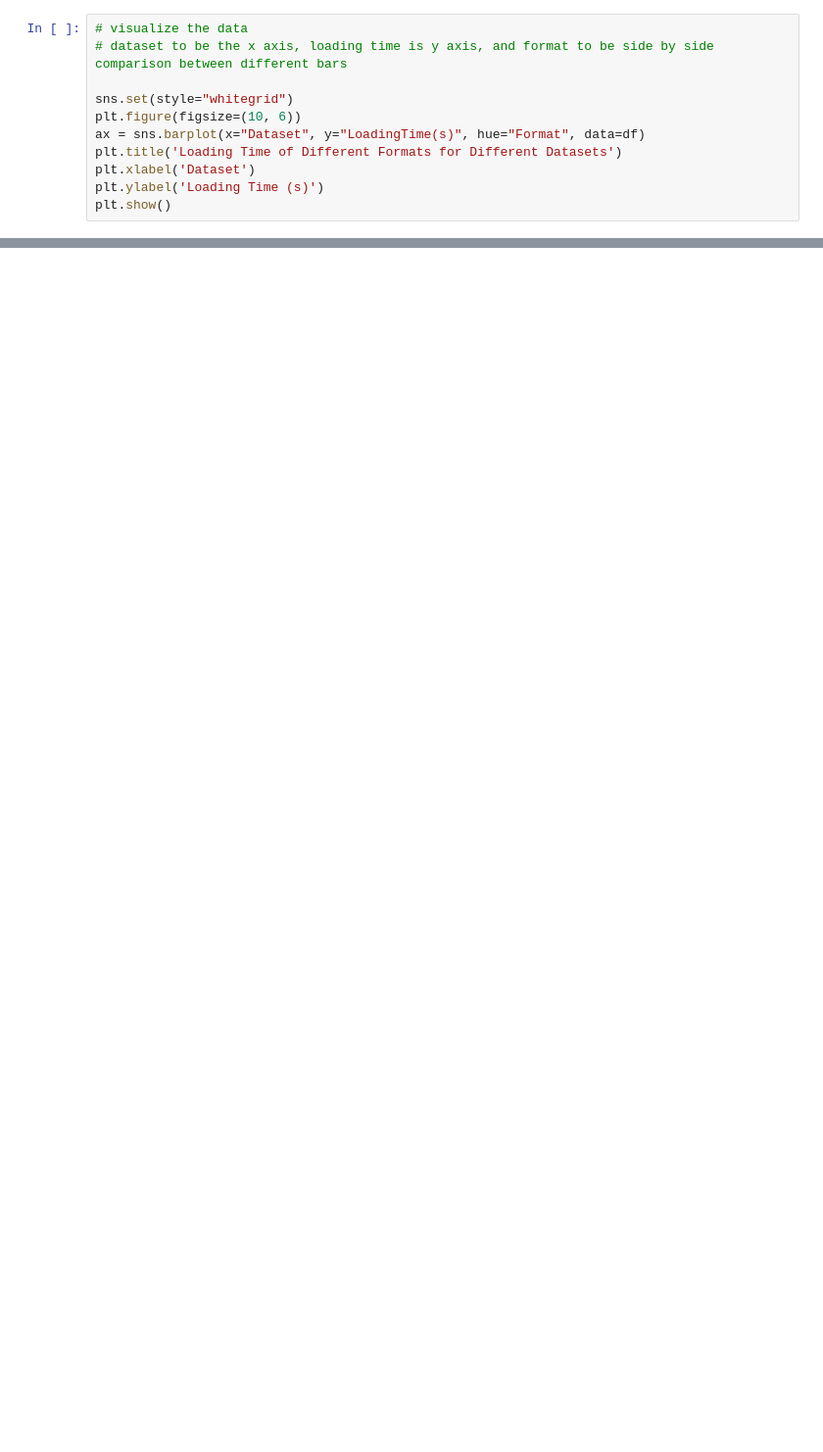
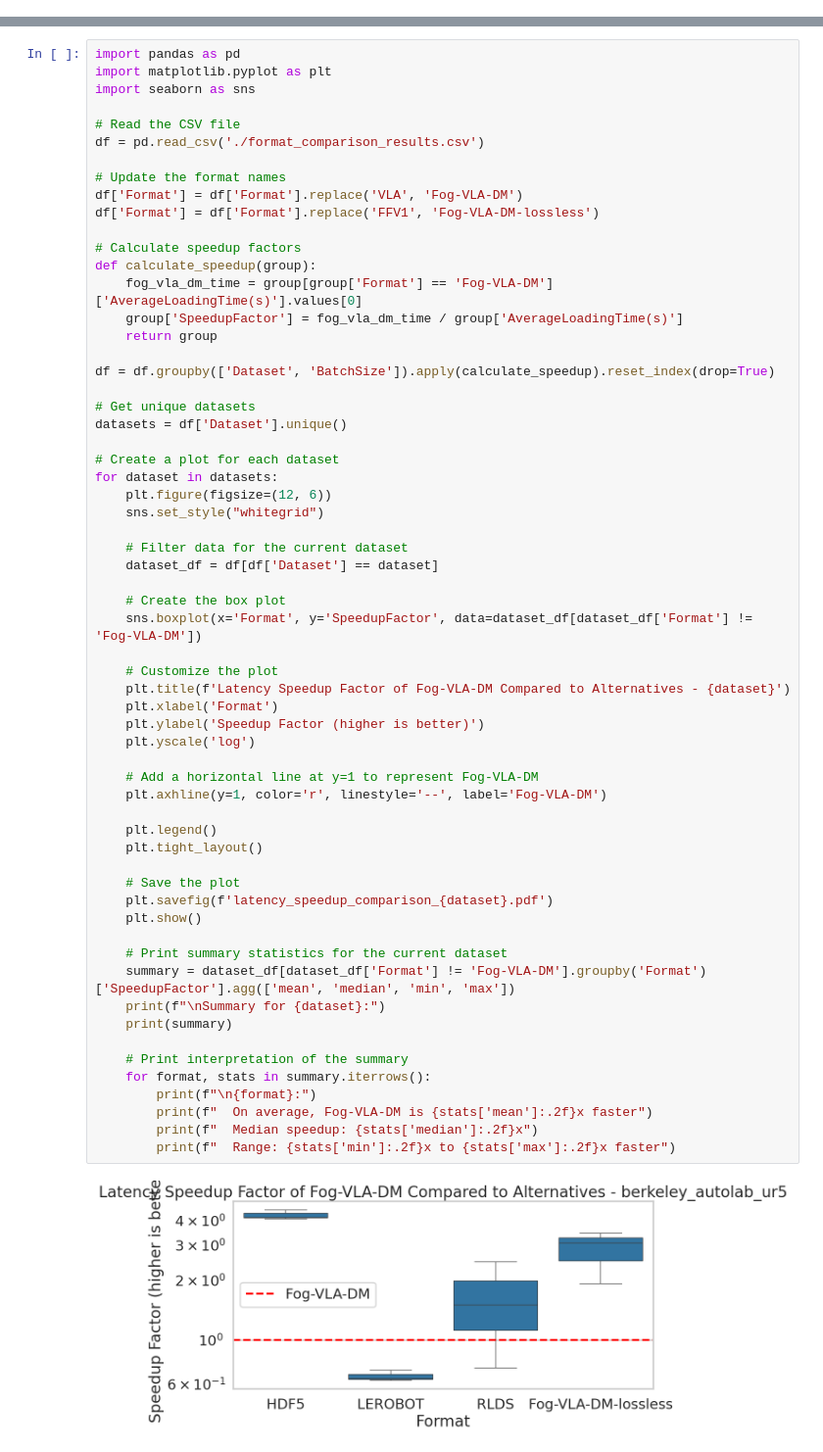
Before and after one commit to BerkeleyAutomation/fog_x, a Jupyter notebook: benchmarks/Visualization.ipynb, the cells around one changed output, grey strips where cells are left out. Shown at 98% size. Drawn from its saved outputs; the diff is of its cells as text; blank space fills up the shorter version.

```diff
--- a/benchmarks/Visualization.ipynb
+++ b/benchmarks/Visualization.ipynb
@@ -101,11 +58,0 @@ df
-# %%
-# visualize the data
-# dataset to be the x axis, loading time is y axis, and format to be side by side comparison between different bars
-
-sns.set(style="whitegrid")
-plt.figure(figsize=(10, 6))
-ax = sns.barplot(x="Dataset", y="LoadingTime(s)", hue="Format", data=df)
-plt.title('Loading Time of Different Formats for Different Datasets')
-plt.xlabel('Dataset')
-plt.ylabel('Loading Time (s)')
-plt.show()
@@ -197,0 +59,63 @@ dtype: float64
+# %%
+import pandas as pd
+import matplotlib.pyplot as plt
+import seaborn as sns
+
+# Read the CSV file
+df = pd.read_csv('./format_comparison_results.csv')
+
+# Update the format names
+df['Format'] = df['Format'].replace('VLA', 'Fog-VLA-DM')
+df['Format'] = df['Format'].replace('FFV1', 'Fog-VLA-DM-lossless')
+
+# Calculate speedup factors
+def calculate_speedup(group):
+    fog_vla_dm_time = group[group['Format'] == 'Fog-VLA-DM']['AverageLoadingTime(s)'].values[0]
+    group['SpeedupFactor'] = fog_vla_dm_time / group['AverageLoadingTime(s)']
+    return group
+
+df = df.groupby(['Dataset', 'BatchSize']).apply(calculate_speedup).reset_index(drop=True)
+
+# Get unique datasets
+datasets = df['Dataset'].unique()
+
+# Create a plot for each dataset
+for dataset in datasets:
+    plt.figure(figsize=(12, 6))
+    sns.set_style("whitegrid")
+
+    # Filter data for the current dataset
+    dataset_df = df[df['Dataset'] == dataset]
+
+    # Create the box plot
+    sns.boxplot(x='Format', y='SpeedupFactor', data=dataset_df[dataset_df['Format'] != 'Fog-VLA-DM'])
+
+    # Customize the plot
+    plt.title(f'Latency Speedup Factor of Fog-VLA-DM Compared to Alternatives - {dataset}')
+    plt.xlabel('Format')
+    plt.ylabel('Speedup Factor (higher is better)')
+    plt.yscale('log')
+
+    # Add a horizontal line at y=1 to represent Fog-VLA-DM
+    plt.axhline(y=1, color='r', linestyle='--', label='Fog-VLA-DM')
+
+    plt.legend()
+    plt.tight_layout()
+
+    # Save the plot
+    plt.savefig(f'latency_speedup_comparison_{dataset}.pdf')
+    plt.show()
+
+    # Print summary statistics for the current dataset
+    summary = dataset_df[dataset_df['Format'] != 'Fog-VLA-DM'].groupby('Format')['SpeedupFactor'].agg(['mean', 'median', 'min', 'max'])
+    print(f"\nSummary for {dataset}:")
+    print(summary)
+
+    # Print interpretation of the summary
+    for format, stats in summary.iterrows():
+        print(f"\n{format}:")
+        print(f"  On average, Fog-VLA-DM is {stats['mean']:.2f}x faster")
+        print(f"  Median speedup: {stats['median']:.2f}x")
+        print(f"  Range: {stats['min']:.2f}x to {stats['max']:.2f}x faster")
+# %% [output]
+[figure, added]
```
Also changed, not shown: parts of 17 cells of this notebook, 17 other files.
